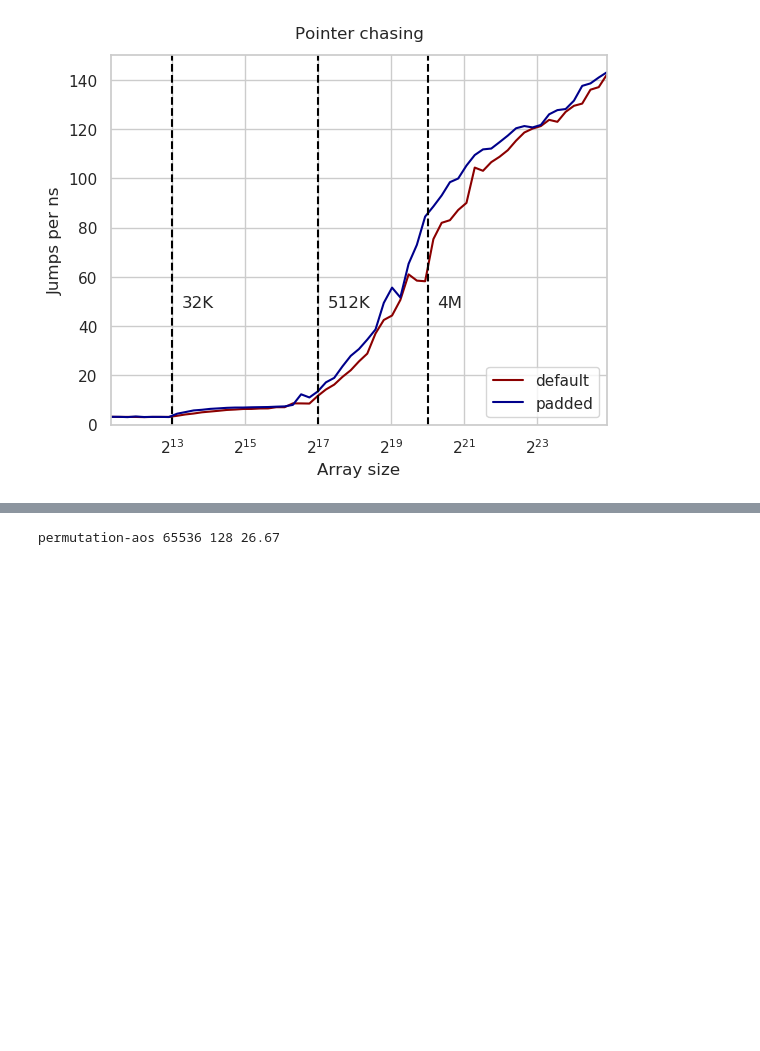
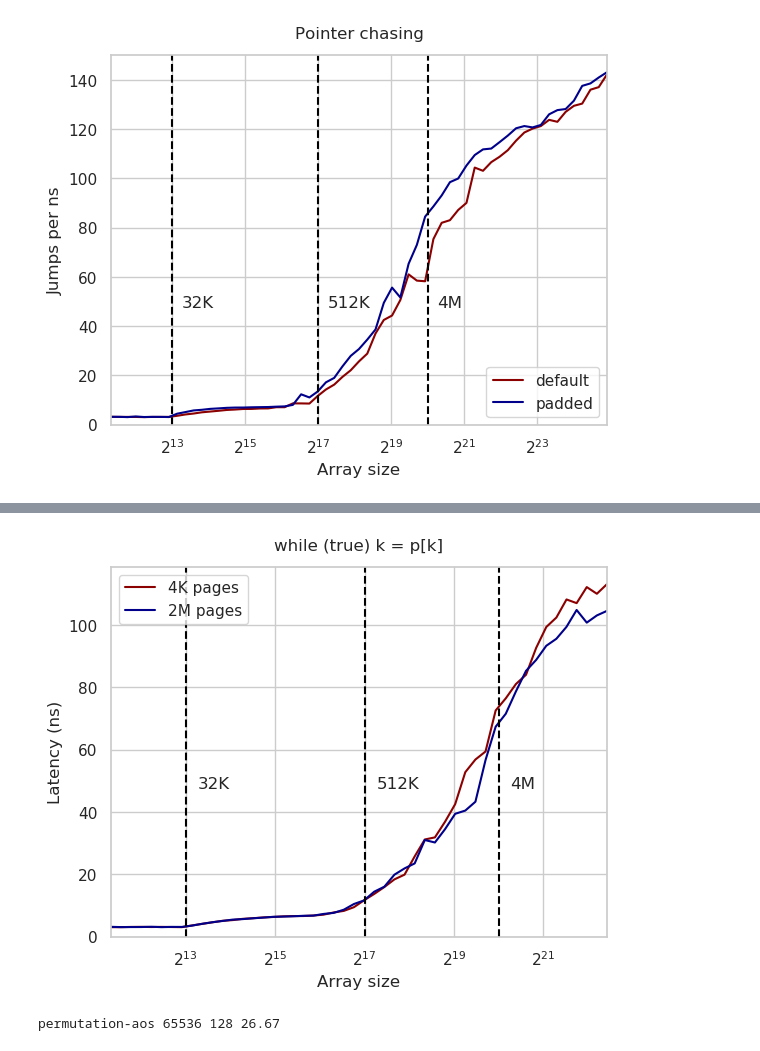
Before and after one commit to sslotin/amh-code, a Jupyter notebook: cpu-cache/plot.ipynb, the cells around one changed output, grey strips where cells are left out. Cells and saved outputs as stored; diff of their text form; code cells hidden in the pictures; blank space fills up the shorter version.

```diff
--- a/cpu-cache/plot.ipynb
+++ b/cpu-cache/plot.ipynb
@@ -1142,3 +1147,5 @@ plt.plot(large_ns, p_padded, color='darkblue', label='padded')
 plot("Pointer chasing", "Jumps per ns", "padded.svg", 47.5, True)
 # %% [output]
 [figure]
+# %%
+p_smallpages = [bench('permutation', n=n) for n in ns]
@@ -1144,0 +1170,2 @@ plot("Pointer chasing", "Jumps per ns", "padded.svg", 47.5, True)
+# %%
+p_hugepages = [bench('permutation', n=n) for n in ns]
@@ -1145,3 +1190,9 @@ plot("Pointer chasing", "Jumps per ns", "padded.svg", 47.5, True)
+# %%
+plt.plot(ns, p_smallpages, color='darkred', label='4K pages')
+plt.plot(ns, p_hugepages, color='darkblue', label='2M pages')
+plot("while (true) k = p[k]", "Latency (ns)", "permutation-hugepages.svg", 47.5, True)
+# %% [output]
+[figure, added]
 # %%
 [bench('permutation-aos', n=2**23, d=d) for d in [128]]
 # %% [output]
```
Also changed, not shown: parts of 5 cells of this notebook, 2 other files.
